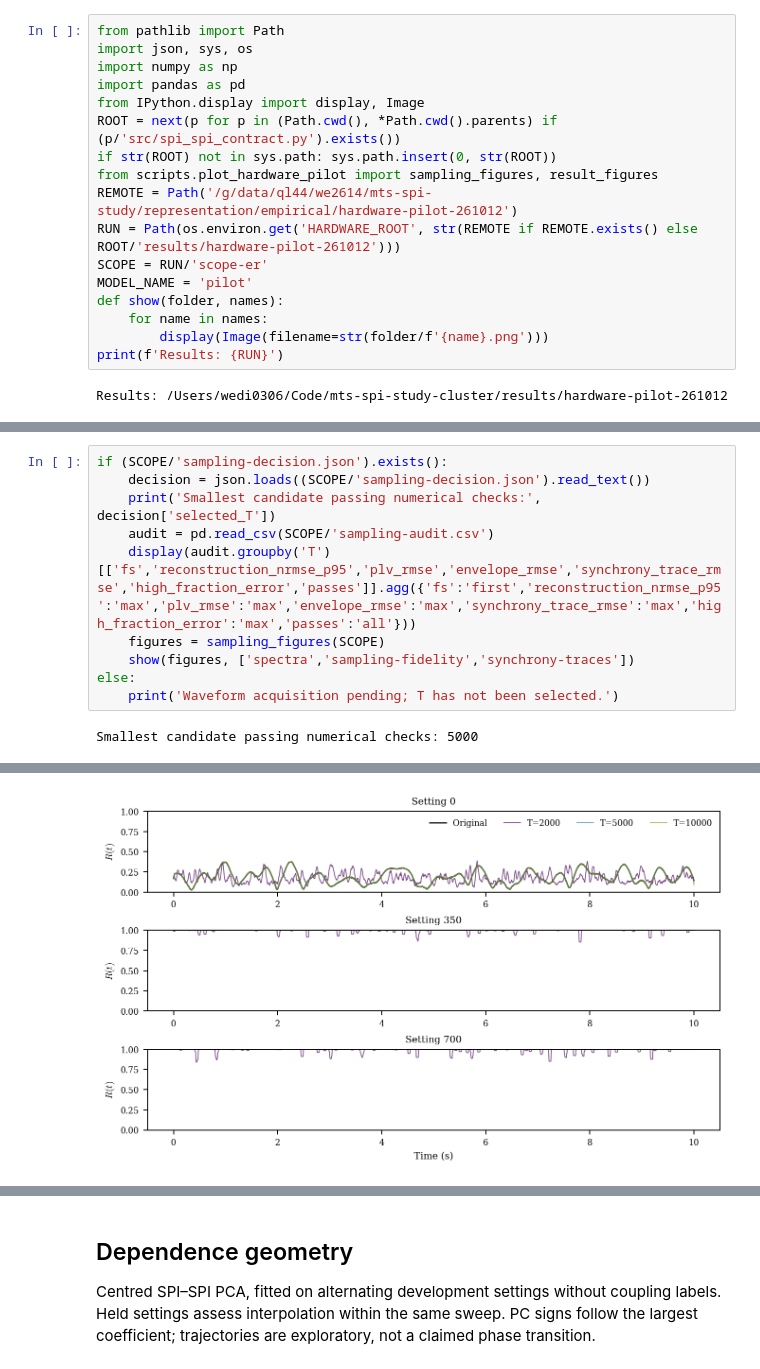
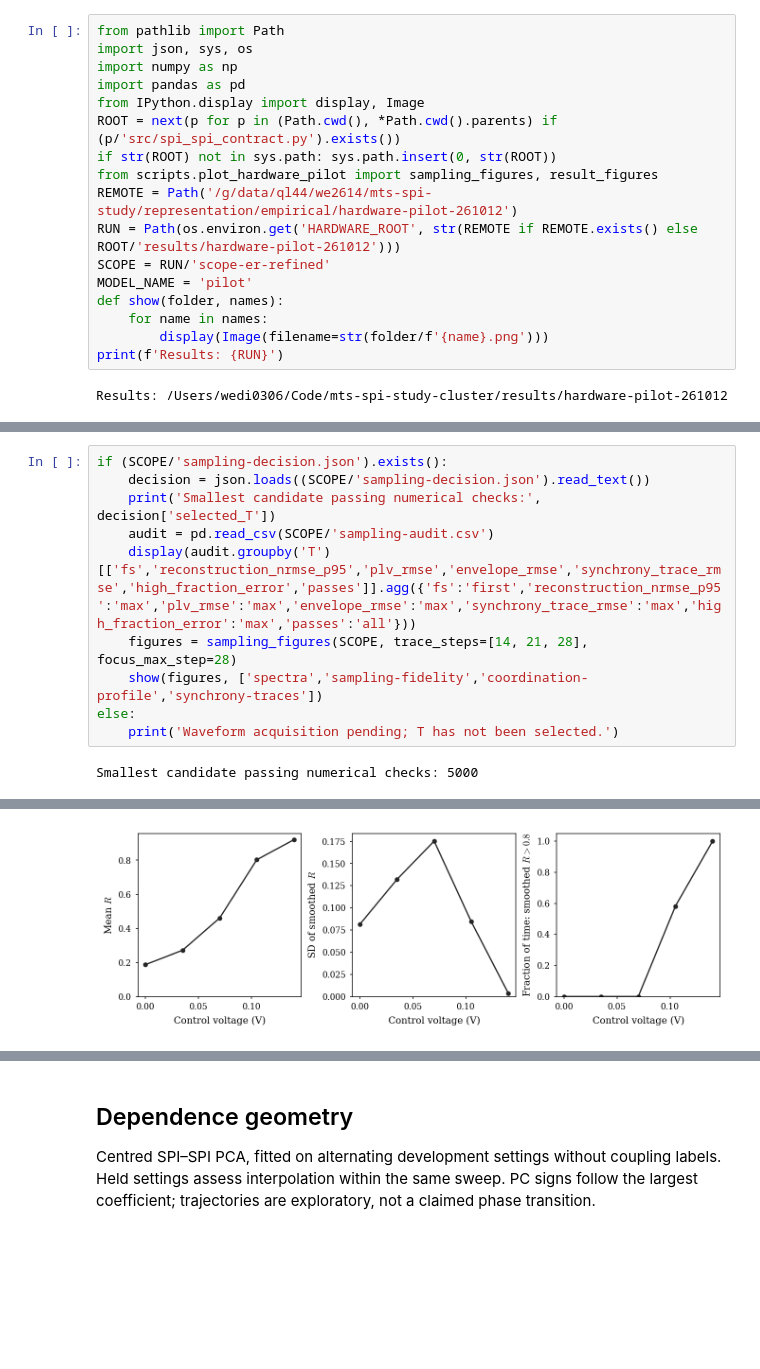
Before and after one commit to willedibam/mts-spi-study-cluster, a Jupyter notebook: notebooks/empirical/hardware-pilot-261012.ipynb, the cells around one changed output, grey strips where cells are left out. Saved outputs shown, nothing was run; the diff lists cells and outputs as text; blank space fills up the shorter version.

Commit message:
Focus hardware sampling plots on the measured low-coupling change

```diff
--- a/notebooks/empirical/hardware-pilot-261012.ipynb
+++ b/notebooks/empirical/hardware-pilot-261012.ipynb
@@ -13,7 +13,7 @@ if str(ROOT) not in sys.path: sys.path.insert(0, str(ROOT))
 from scripts.plot_hardware_pilot import sampling_figures, result_figures
 REMOTE = Path('/g/data/ql44/we2614/mts-spi-study/representation/empirical/hardware-pilot-261012')
 RUN = Path(os.environ.get('HARDWARE_ROOT', str(REMOTE if REMOTE.exists() else ROOT/'results/hardware-pilot-261012')))
-SCOPE = RUN/'scope-er'
+SCOPE = RUN/'scope-er-refined'
 MODEL_NAME = 'pilot'
 def show(folder, names):
     for name in names:
@@ -31,8 +31,8 @@ if (SCOPE/'sampling-decision.json').exists():
     print('Smallest candidate passing numerical checks:', decision['selected_T'])
     audit = pd.read_csv(SCOPE/'sampling-audit.csv')
     display(audit.groupby('T')[['fs','reconstruction_nrmse_p95','plv_rmse','envelope_rmse','synchrony_trace_rmse','high_fraction_error','passes']].agg({'fs':'first','reconstruction_nrmse_p95':'max','plv_rmse':'max','envelope_rmse':'max','synchrony_trace_rmse':'max','high_fraction_error':'max','passes':'all'}))
-    figures = sampling_figures(SCOPE)
-    show(figures, ['spectra','sampling-fidelity','synchrony-traces'])
+    figures = sampling_figures(SCOPE, trace_steps=[14, 21, 28], focus_max_step=28)
+    show(figures, ['spectra','sampling-fidelity','coordination-profile','synchrony-traces'])
 else:
     print('Waveform acquisition pending; T has not been selected.')
 # %% [output]
@@ -47 +47 @@ Smallest candidate passing numerical checks: 5000
-[figure, old version]
+[figure, new version]
```
Also changed, not shown: parts of 2 cells of this notebook, 2 other files.
